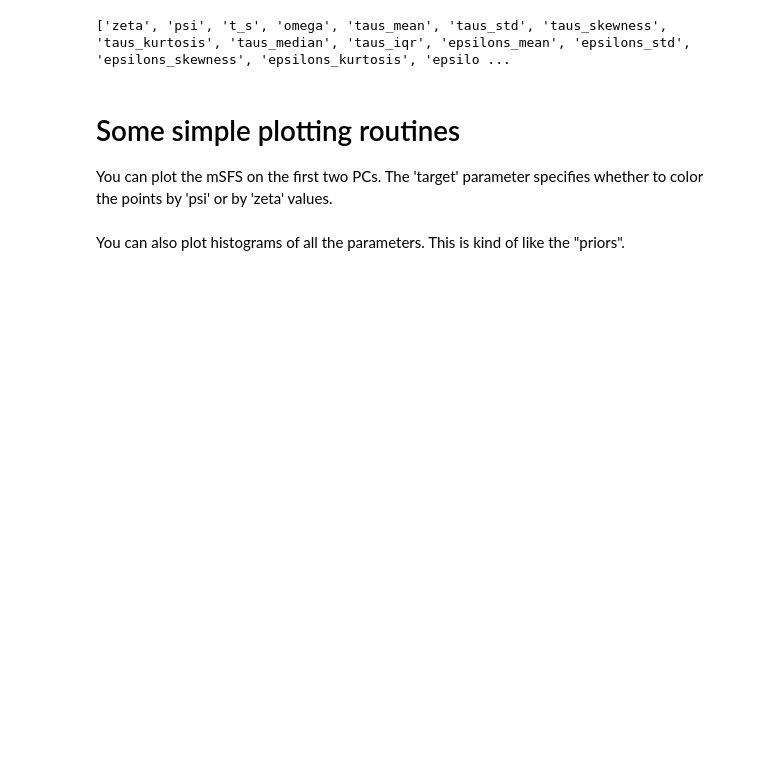
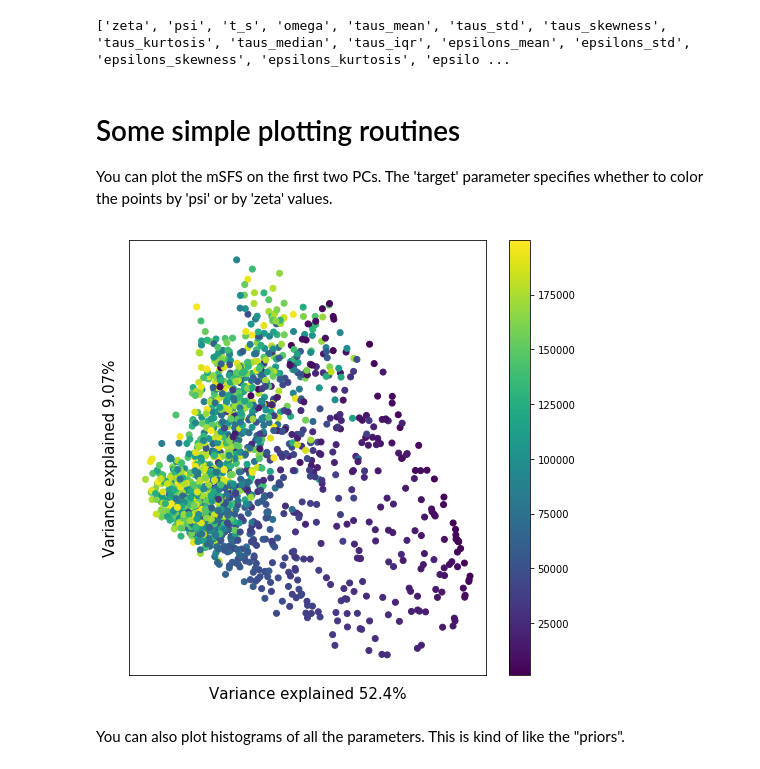
Before and after one commit to isaacovercast/PTA, a Jupyter notebook: jupyter-notebooks/PTA-Dev.ipynb, the cells around one changed output. Saved outputs shown, nothing was run; the diff lists cells and outputs as text; code cells hidden in the pictures; blank space fills up the shorter version.

```diff
--- a/jupyter-notebooks/PTA-Dev.ipynb
+++ b/jupyter-notebooks/PTA-Dev.ipynb
@@ -81,7 +82,9 @@ print(params_cols)
 You can plot the mSFS on the first two PCs. The 'target' parameter specifies whether to color the points by 'psi' or by 'zeta' values.
 # %%
 sim_df = pd.read_csv("../PTA/default_PTA/sorted_1000loci-SIMOUT.csv", sep=" ")
-ax = PTA.plotting.plot_simulations_pca(sim_df, target="zeta")
+ax = PTA.plotting.plot_simulations_pca(sim_df, target="t_s", nsims=2000)
+# %% [output]
+[figure, added]
 # %% [markdown]
 You can also plot histograms of all the parameters. This is kind of like the "priors".
 # %%
```
Also changed, not shown: parts of 14 cells of this notebook, 4 other files.
